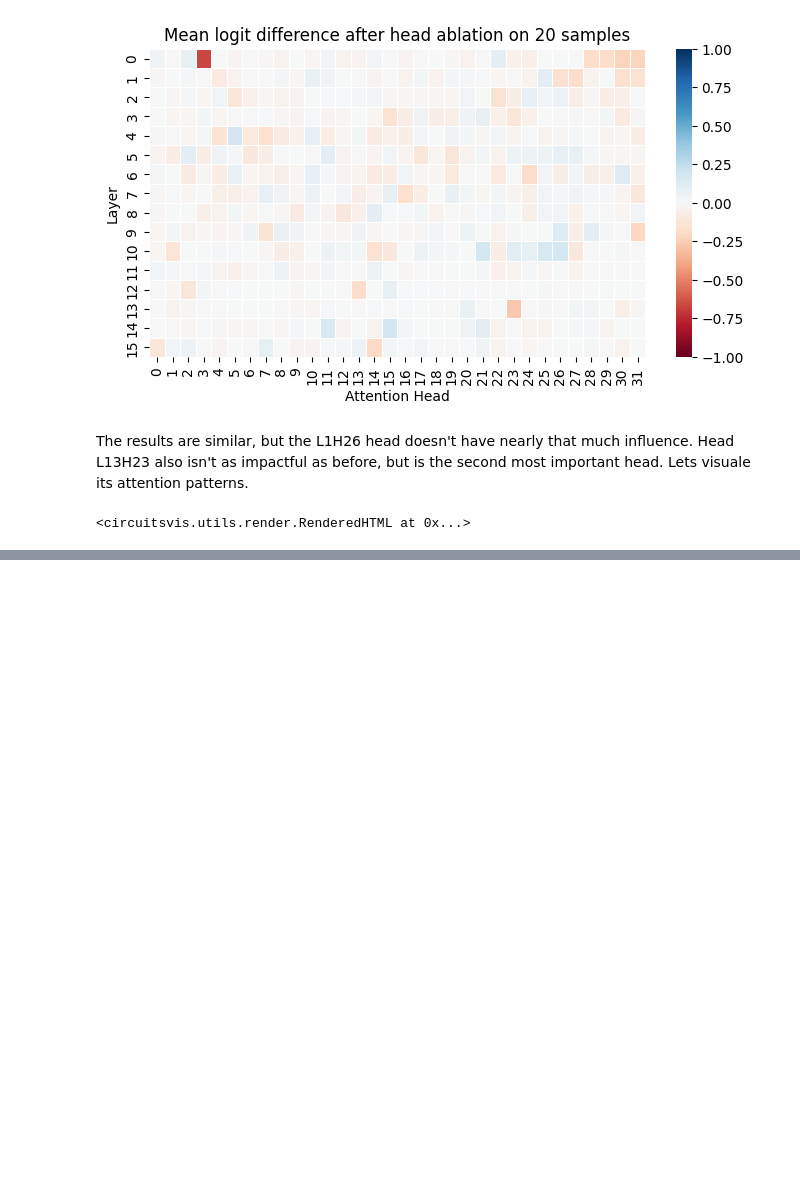
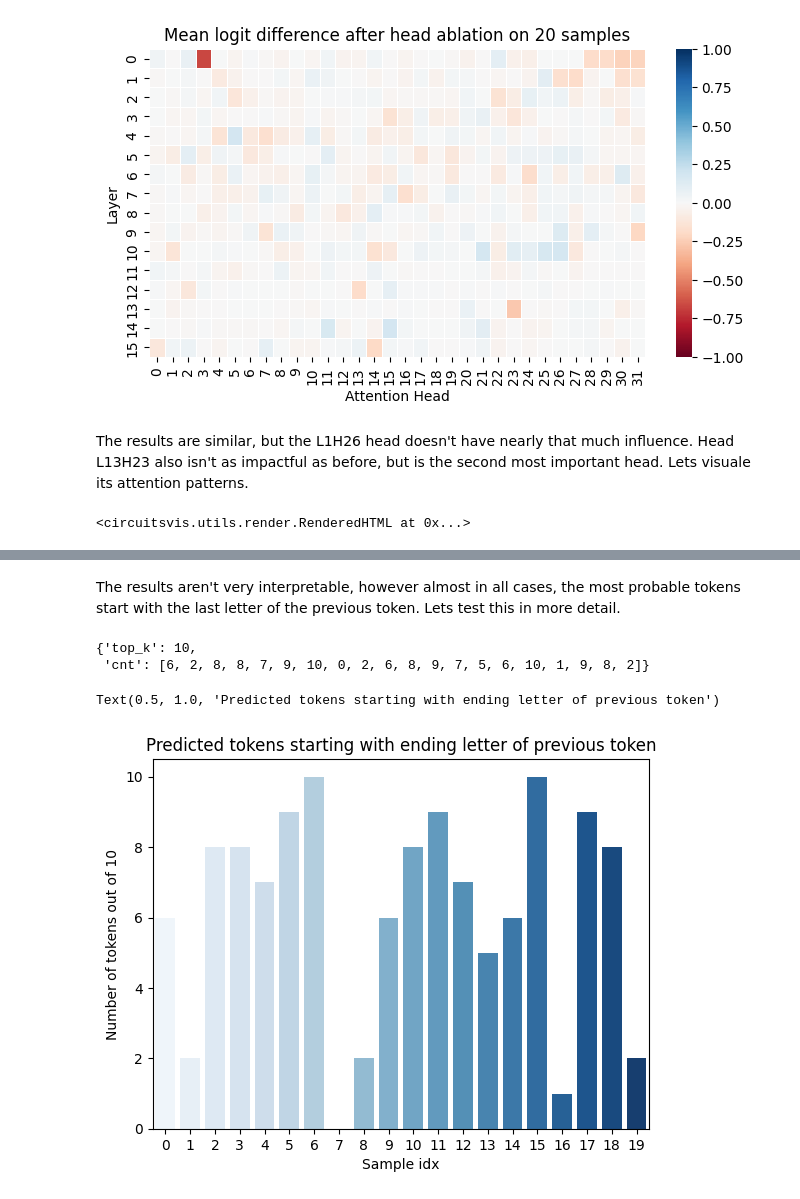
Before and after one commit to idostik/llm-typos-interpretability, a Jupyter notebook: llm-typo-experiment.ipynb, the cells around one changed output, grey strips where cells are left out. Saved outputs shown, nothing was run; the diff lists cells and outputs as text; code cells hidden in the pictures; blank space fills up the shorter version.

```diff
--- a/llm-typo-experiment.ipynb
+++ b/llm-typo-experiment.ipynb
@@ -1277,0 +1288,2 @@ The head L13H23 is at least partially acting as induction head. This makes sense
+# %%
+logits, cache = model.run_with_cache(text, remove_batch_dim=True, prepend_bos=True)
@@ -1277,0 +1320,49 @@ The head L13H23 is at least partially acting as induction head. This makes sense
+# %% [markdown]
+The results aren't very interpretable, however almost in all cases, the most probable tokens start with the last letter of the previous token. Lets test this in more detail.
+# %%
+def get_letter_statistics(
+    dataset: List[str], #activation cache of whole datset
+    token_idx: int = 4,
+    head_idx: int = 3,
+    layer_idx: int = 0,
+    top_k: int = 10,
+    letter_pos: int = -1, # by default check last letter of previous token
+):
+    """for each sample, return how many of the top_k predicted tokens start with the letter_pos of the previous token"""
+    results = {
+        "top_k" : top_k,
+        "cnt" : []
+    }
+    for idx, sentence in enumerate(dataset):
+        # get letter at <letter_pos> of the previous token
+        str_tokens = model.to_str_tokens(sentence, prepend_bos=True)
+        target_letter = str_tokens[token_idx-1][letter_pos]
+        # get <top_k> most probable tokens from logit lens
+        # TODO make this batched
+        _, cache = model.run_with_cache(sentence, remove_batch_dim=True, prepend_bos=True)
+        attn_out = get_attn_out(cache, token_idx, head_idx, layer_idx)
+        logits = model.unembed(attn_out)
+        logits, indices = torch.topk(logits, k=top_k)
+        results["cnt"].append(0)
+        for index in indices:
+            pred_token_str = model.to_str_tokens(index, prepend_bos=False)[0]
+            if pred_token_str.strip()[0].lower() == target_letter:
+                results["cnt"][idx] += 1
+
+    return results
+# %%
+switch_start_removed = [sentence for sentence, _ in switch_start]
+# %%
+data = get_letter_statistics(switch_start_removed, top_k=10)
+data
+# %% [output]
+{'top_k': 10,
+ 'cnt': [6, 2, 8, 8, 7, 9, 10, 0, 2, 6, 8, 9, 7, 5, 6, 10, 1, 9, 8, 2]}
+# %%
+sns.barplot(x=list(range(len(data["cnt"]))), y=data["cnt"], palette="Blues")
+plt.xlabel("Sample idx")
+plt.ylabel("Number of tokens out of 10")
+plt.title("Predicted tokens starting with ending letter of previous token")
+# %% [output]
+Text(0.5, 1.0, 'Predicted tokens starting with ending letter of previous token')
+[figure, added]
```
Also changed, not shown: parts of 10 cells of this notebook.
